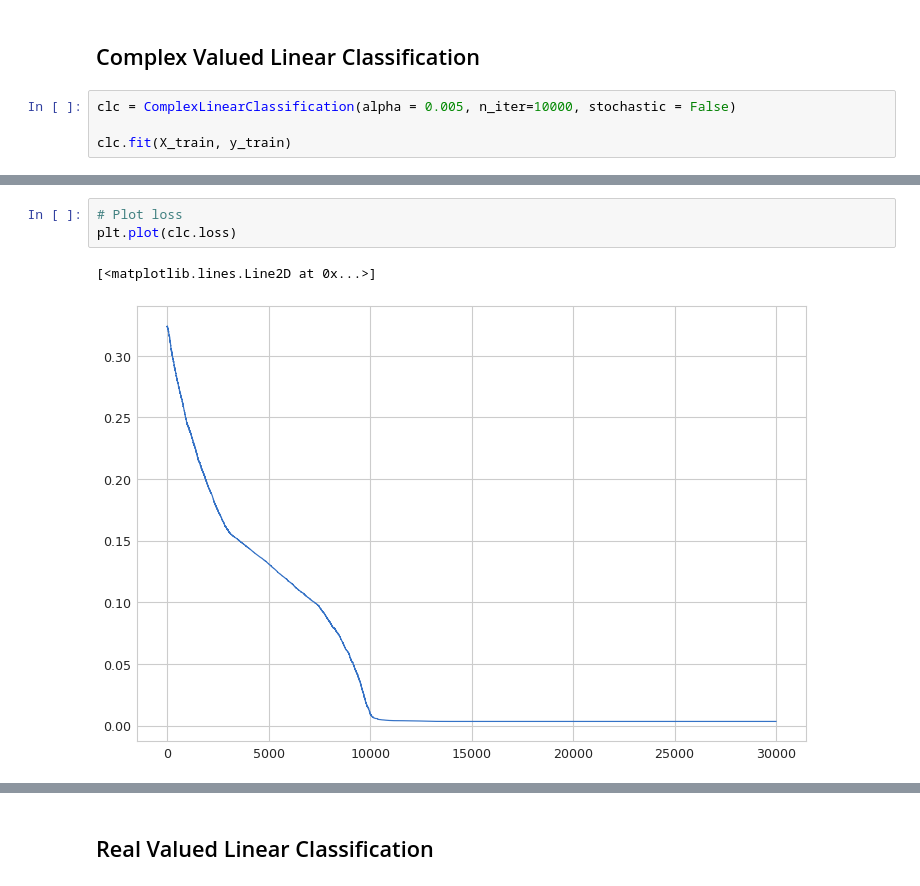
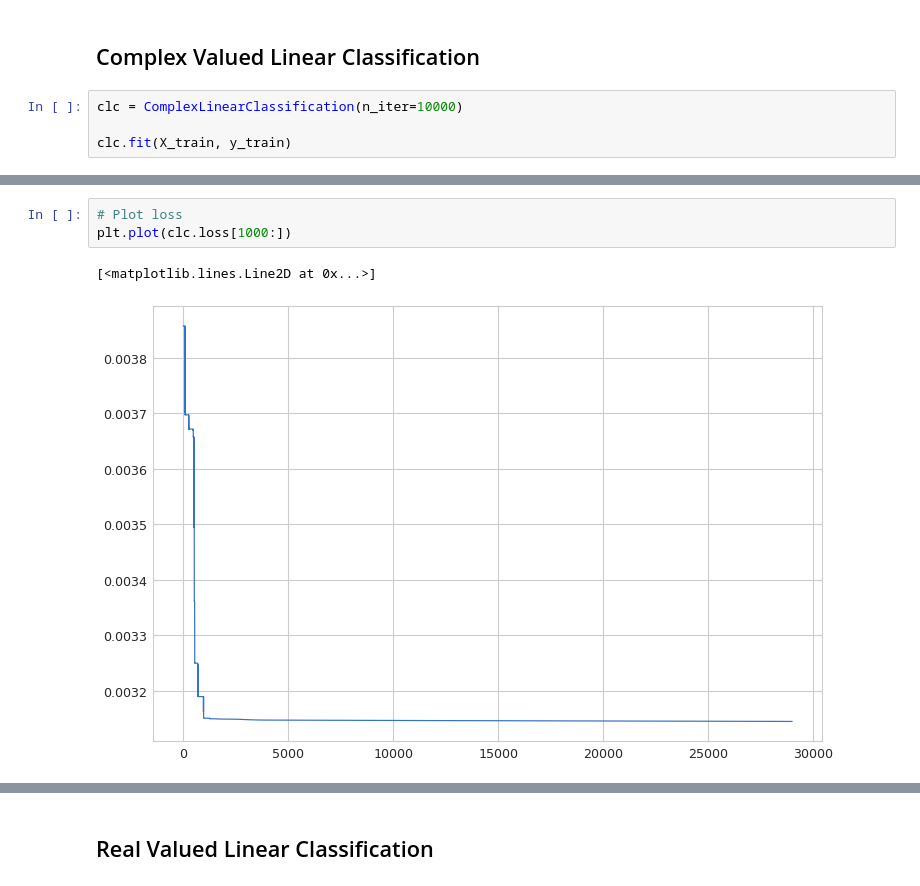
Before and after one commit to daireiscool/complex_machine_learning, a Jupyter notebook: LinearClassification.ipynb, the cells around one changed output, grey strips where cells are left out. Cells and saved outputs as stored; diff of their text form.

```diff
--- a/LinearClassification.ipynb
+++ b/LinearClassification.ipynb
@@ -59,7 +59,7 @@ plt.scatter(x = X_test[:,0], y = X_test[:,1], c = y_test)
 # %% [markdown]
 ## Complex Valued Linear Classification
 # %%
-clc = ComplexLinearClassification(alpha = 0.005, n_iter=10000, stochastic = False)
+clc = ComplexLinearClassification(n_iter=10000)
 
 clc.fit(X_train, y_train)
 # %%
@@ -71,9 +71,9 @@ Percentage mapped correctly: 99.1
 # %%
 # Plot loss
-plt.plot(clc.loss)
+plt.plot(clc.loss[1000:])
 # %% [output]
 [<matplotlib.lines.Line2D at 0x...>]
-[figure, old version]
+[figure, new version]
 # %%
 plt.scatter(x = X_test[:,0], y = X_test[:,1], c = clc.predict(X_test))
 # %% [output]
```
Also changed, not shown: parts of 14 cells of this notebook, 9 other files.
